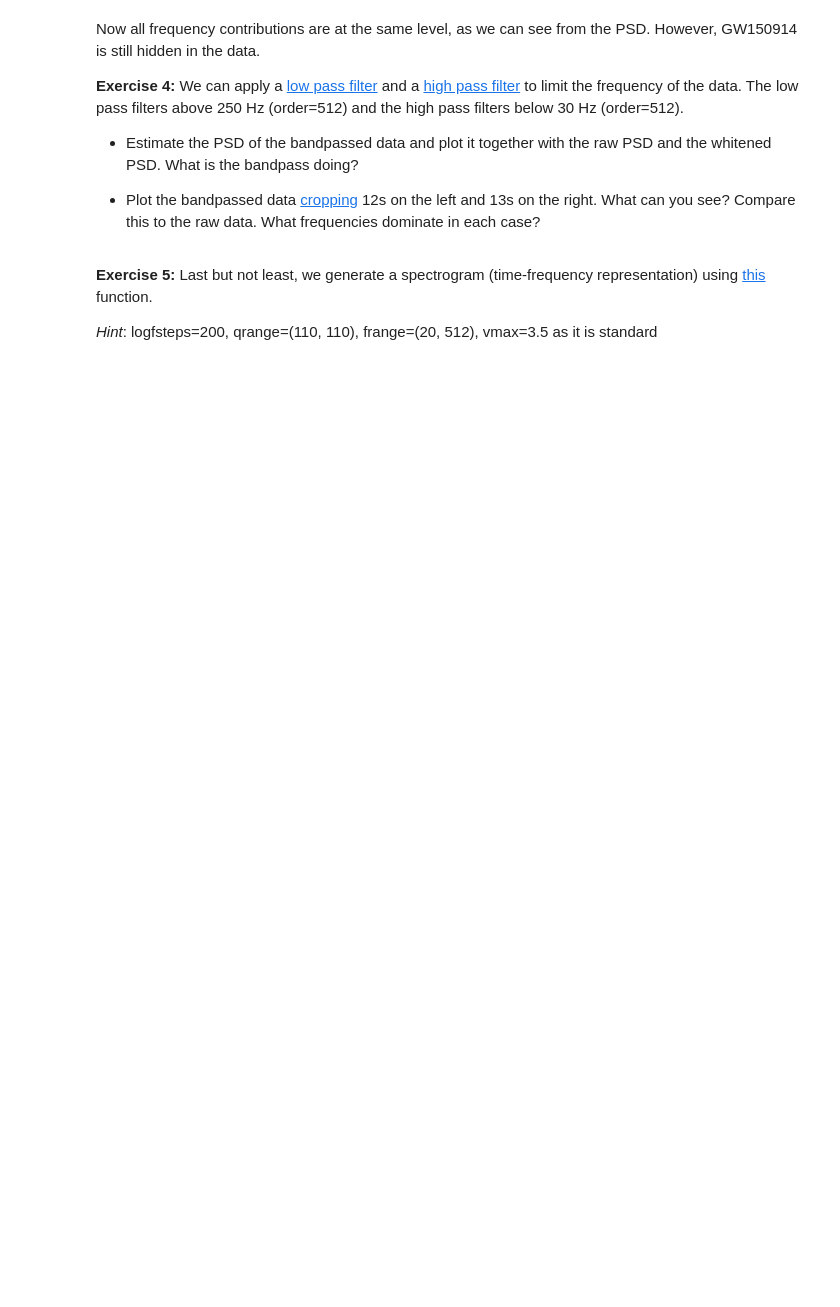
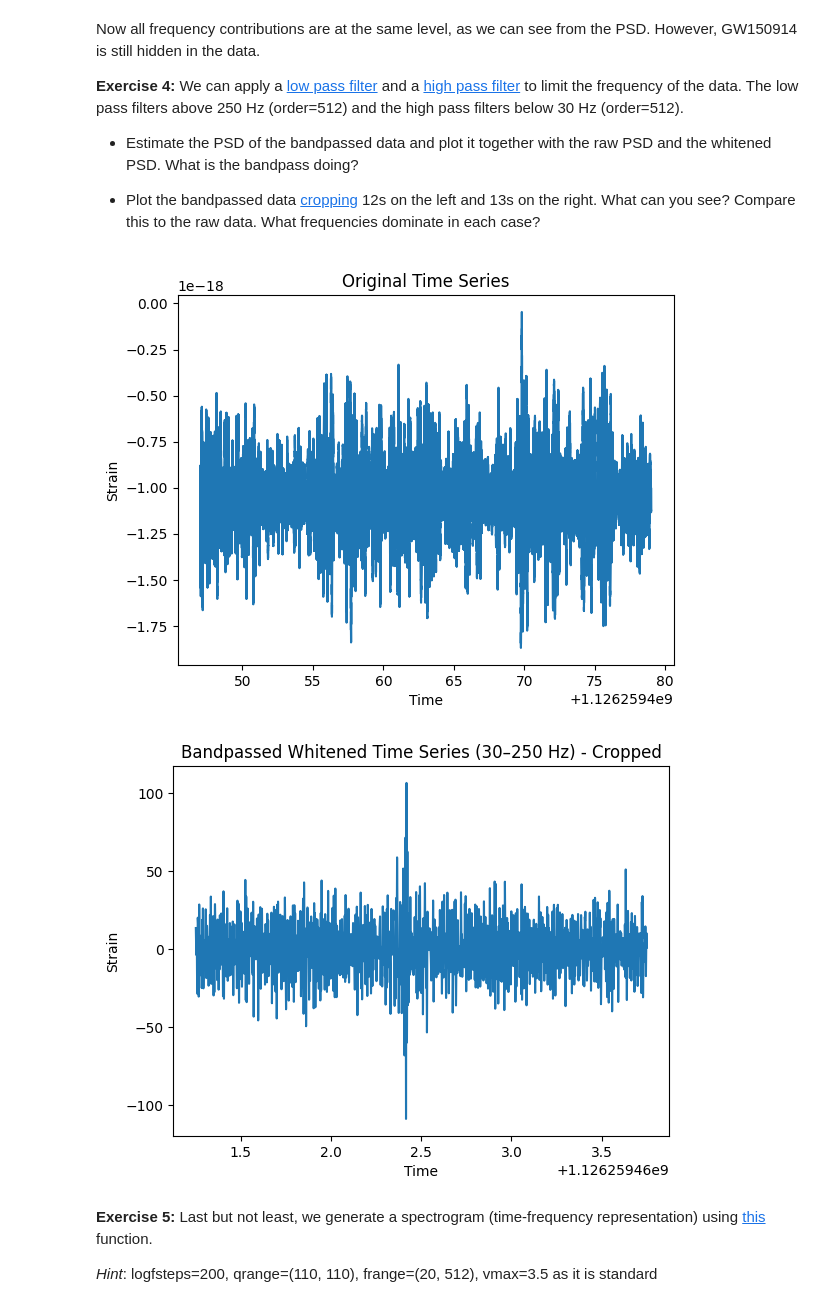
Before and after one commit to ezenio01YT/PRA3024-notebook, a Jupyter notebook: GW_tutorial_2_detector_noise_PSD.ipynb, the cells around one changed output. Cells and saved outputs as stored; diff of their text form; code cells hidden in the pictures; blank space fills up the shorter version.

```diff
--- a/GW_tutorial_2_detector_noise_PSD.ipynb
+++ b/GW_tutorial_2_detector_noise_PSD.ipynb
@@ -145,6 +167,33 @@ Now all frequency contributions are at the same level, as we can see from the PS
 - Estimate the PSD of the bandpassed data and plot it together with the raw PSD and the whitened PSD. What is the bandpass doing?
 
 - Plot the bandpassed data [cropping](https://pycbc.org/pycbc/latest/html/pycbc.types.html#pycbc.types.timeseries.TimeSeries.crop) 12s on the left and 13s on the right. What can you see? Compare this to the raw data. What frequencies dominate in each case?
+# %%
+# Bandpass filter the data between 30 and 250 Hz
+# Apply high pass filter to whitened data
+bp_data = white_data.highpass_fir(30, 512)
+# Apply low pass filter to the result
+bp_data = bp_data.lowpass_fir(250, 512)
+
+# Plot original time series
+plt.figure()
+plt.plot(data.sample_times, data)
+plt.xlabel("Time")
+plt.ylabel("Strain")
+plt.title("Original Time Series")
+plt.show()
+
+# Plot bandpassed data with cropping
+plt.figure()
+# Crop 12s on the left and 13s on the right
+cropped_bp_data = bp_data.crop(12, 13)
+plt.plot(cropped_bp_data.sample_times, cropped_bp_data)
+plt.xlabel("Time")
+plt.ylabel("Strain")
+plt.title("Bandpassed Whitened Time Series (30–250 Hz) - Cropped")
+plt.show()
+# %% [output]
+[figure, added]
+[figure, added]
 # %% [markdown]
 **Exercise 5:** Last but not least, we generate a spectrogram (time-frequency representation) using [this](https://pycbc.org/pycbc/latest/html/pycbc.types.html#pycbc.types.timeseries.TimeSeries.qtransform) function.
 
```
Also changed, not shown: parts of 3 cells of this notebook.
